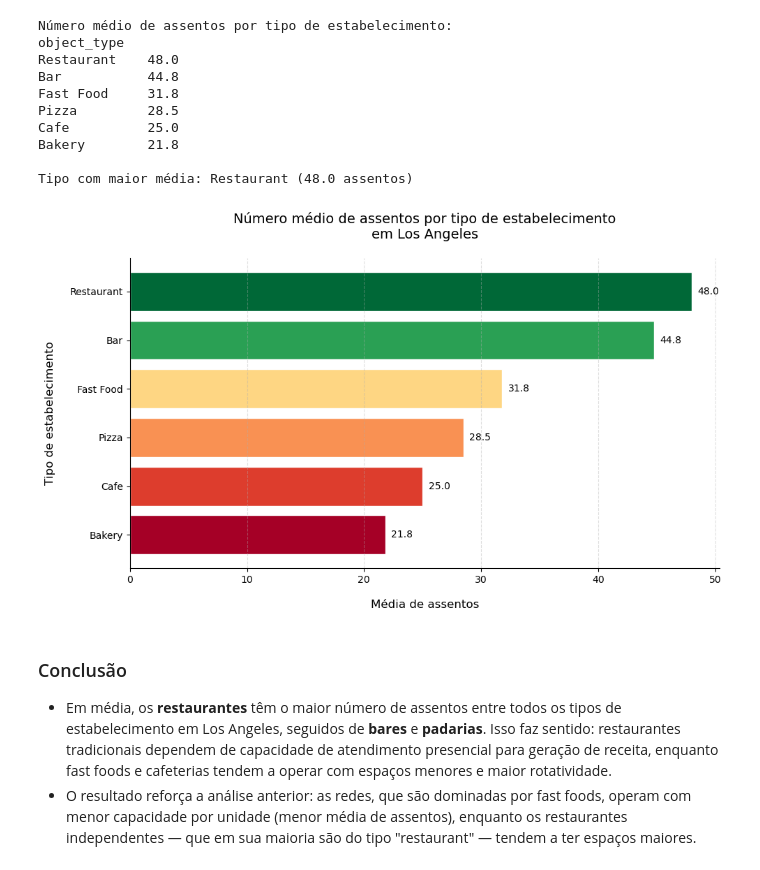
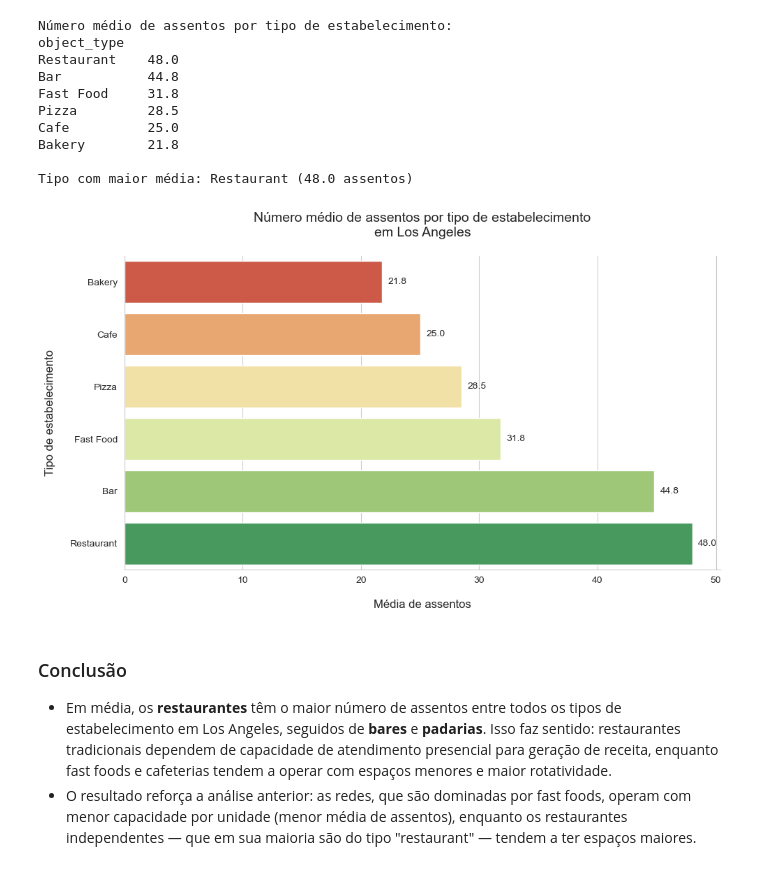
Before and after one commit to raimirsilva/Small-projects, a Jupyter notebook: Sprint-10-project/notebook/LA-restaurants.ipynb, the cells around one changed output. Cells and saved outputs as stored; diff of their text form; code cells hidden in the pictures.

```diff
--- a/Sprint-10-project/notebook/LA-restaurants.ipynb
+++ b/Sprint-10-project/notebook/LA-restaurants.ipynb
@@ -389,41 +407,45 @@ Tipo com maior média: Restaurant (48.0 assentos)
 # %%
 # Gráfico de barras horizontais — média de assentos por tipo de estabelecimento
 # Escolha: barras horizontais facilitam a leitura dos rótulos de cada categoria
 # e permitem comparar visualmente qual tipo tem maior capacidade média.
 
+# .reset_index() converte a Series (index = tipo, valor = média) em DataFrame com colunas —
+# formato exigido pelo Seaborn para identificar x e y separadamente.
+avg_seats_df = avg_seats.reset_index()
+avg_seats_df.columns = ['Tipo', 'Média de assentos']
+
+sns.set_style('whitegrid')
 fig, ax = plt.subplots(figsize=(10, 6))
 
-vals_desc = avg_seats.values[::-1]
-norm = plt.Normalize(vals_desc.min(), vals_desc.max())
-bar_colors = [plt.cm.RdYlGn(norm(v)) for v in vals_desc]
-bars = ax.barh(
-    avg_seats.index[::-1],   # inverte para maior média ficar no topo
-    vals_desc,
-    color=bar_colors,
-    edgecolor='white'
+sns.barplot(
+    data=avg_seats_df.sort_values('Média de assentos'),  # ordem crescente → maior média no topo do barh
+    y='Tipo',                                             # eixo Y categórico → barras horizontais automáticas
+    x='Média de assentos',                               # eixo X numérico
+    hue='Tipo',                                          # hue='Tipo': ativa a paleta por categoria
+    palette='RdYlGn',                                    # escala de cores: vermelho (menor) → verde (maior)
+    legend=False,                                        # sem legenda — eixo Y já identifica cada categoria
+    ax=ax
 )
 
 # Rótulos de valor ao lado de cada barra
-for bar, value in zip(bars, avg_seats.values[::-1]):  # zip(): combina cada barra com seu valor correspondente (ambos já invertidos)
+# ax.patches: lista de todos os retângulos desenhados pelo Seaborn — um por barra
+for bar in ax.patches:
     ax.text(
-        value + 0.5,                           # posição X: colocando o texto após o fim da barra para não sobrepor
-        bar.get_y() + bar.get_height() / 2,    # posição Y: retorna a coordenada da base da barra; somando metade da altura, o texto fica centralizado verticalmente no meio da barra
-        f'{value}',                            # texto exibido: o valor numérico da média de assentos como rótulo
-        va='center',
-        fontsize=10
+        bar.get_width() + 0.5,              # posição X: logo após o fim da barra
+        bar.get_y() + bar.get_height() / 2, # posição Y: centro vertical da barra
+        f'{bar.get_width():.1f}',           # texto: valor numérico com 1 casa decimal
+        va='center', fontsize=10
     )
 
 ax.set_title('Número médio de assentos por tipo de estabelecimento\nem Los Angeles', fontsize=14, pad=20)
 ax.set_xlabel('Média de assentos', fontsize=12, labelpad=15)
 ax.set_ylabel('Tipo de estabelecimento', fontsize=12, labelpad=15)
-ax.grid(axis='x', linestyle='--', alpha=0.4)
 ax.spines[['top', 'right']].set_visible(False)
-
 
 plt.tight_layout()
 plt.show()
 # %% [output]
-[figure, old version]
+[figure, new version]
 # %% [markdown]
 ### Conclusão
 
```
Also changed, not shown: parts of 8 cells of this notebook, 3 other files.
